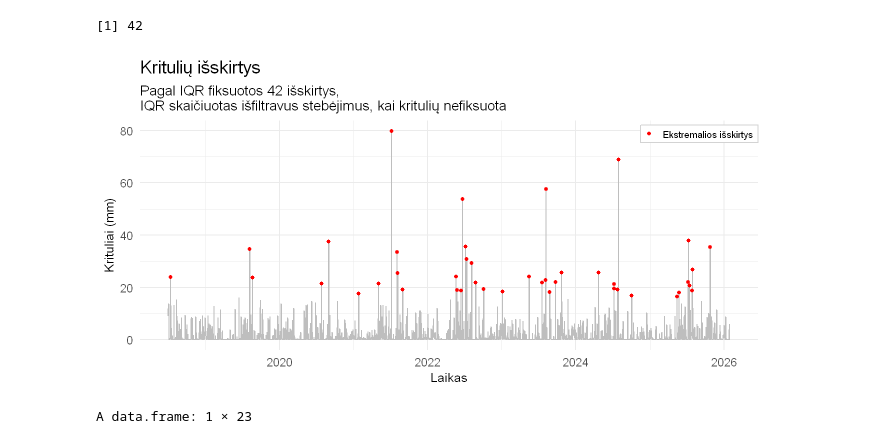
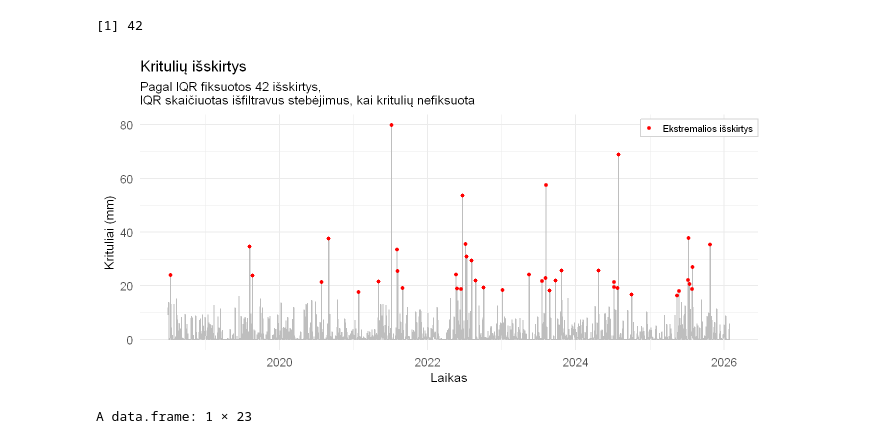
Before and after one commit to rugcer04/Duomenu_mokslo_projektas, a Jupyter notebook: code/R/EDA/outliers2.ipynb, the cells around one changed output. Cells and saved outputs as stored; diff of their text form; code cells hidden in the pictures.

```diff
--- a/code/R/EDA/outliers2.ipynb
+++ b/code/R/EDA/outliers2.ipynb
@@ -392,22 +392,22 @@ length(data_plot_extreme_outliers$is_outlier[data_plot_extreme_outliers$is_outli
 # %%
 options(repr.plot.width = 6.7, repr.plot.height = 3.4, unit='in', repr.plot.res = 200)
 
 ggplot(data_plot_extreme_outliers, aes(x = observationTime, y = missforest_precipitation, color = as.factor(is_outlier))) +
   geom_line(color = 'grey') +
   geom_point(data = subset(data_plot_extreme_outliers, is_outlier == 1), aes(color = as.factor(is_outlier)), size = 1.1) +
   scale_color_manual(values = c("1" = "red"), labels = c("Ekstremalios išskirtys")) +
   theme_minimal() +
   theme(legend.position = c(1, 0.98), legend.justification = c("right", "top"),
         legend.background = element_rect(fill = "white", color = "lightgrey"), legend.title = element_blank(),
         legend.text = element_text(size = 7), legend.key.size = unit(0.3, "cm"), legend.margin = margin(2, 2, 2, 2),
-        plot.title = element_text(size = 13),
-        plot.subtitle = element_text(size = 10),
+        plot.title = element_text(size = 11),
+        plot.subtitle = element_text(size = 9),
         axis.title = element_text(size = 9)) +
   labs(title = "Kritulių išskirtys", subtitle = "Pagal IQR fiksuotos 42 išskirtys, \nIQR skaičiuotas išfiltravus stebėjimus, kai kritulių nefiksuota",  x = "Laikas", y = "Krituliai (mm)")
 
-ggsave(filename = "outliers_plot.png", width = 6, height = 3.35, units = "in", dpi = 300)
+ggsave(filename = "outliers_plot.png", width = 6.7, height = 3, units = "in", dpi = 300)
 # %% [output]
-[figure, old version]
+[figure, new version]
 # %%
 data_plot_extreme_outliers_80 <- data_plot_extreme_outliers %>%
     filter(missforest_precipitation > 75)
```
